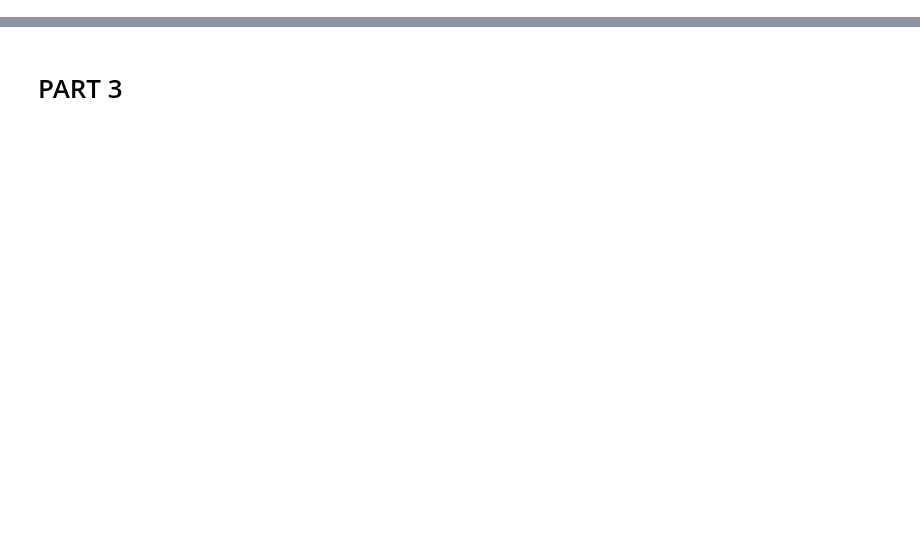
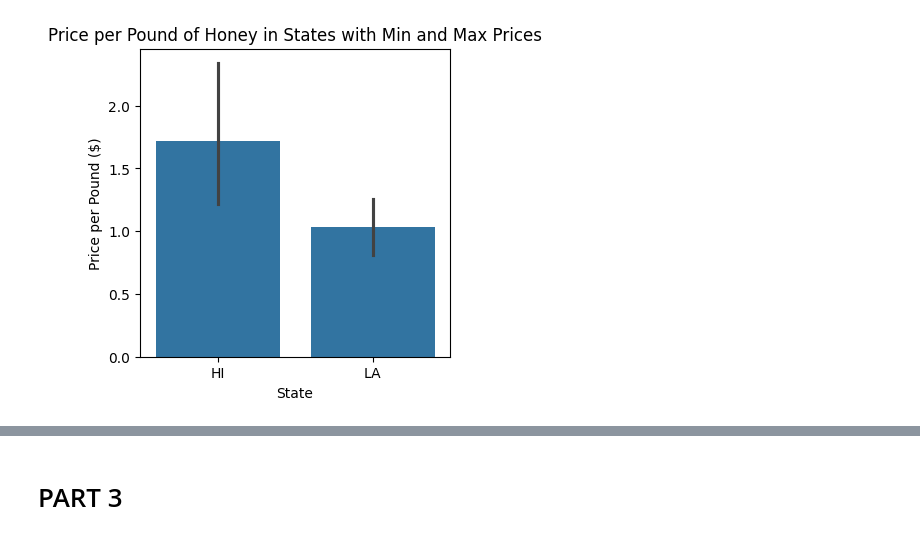
Before and after one commit to pratikp2/Python, a Jupyter notebook: Statistics/Project Files/Project.ipynb, the cells around one changed output, grey strips where cells are left out. Cells and saved outputs as stored; diff of their text form; code cells hidden in the pictures; blank space fills up the shorter version.

```diff
--- a/Statistics/Project Files/Project.ipynb
+++ b/Statistics/Project Files/Project.ipynb
@@ -151,0 +243,18 @@ df['Runner-up'] = df['Runner-up'].astype('Int64')
+# %%
+#3. Visualize Q 2.2
+
+price_data = data[['state', 'priceperlb']]
+price_data = price_data.drop_duplicates()  # In case there are duplicate entries for states
+
+# Filter the data for the states with min and max price per pound
+price_data = price_data[price_data['state'].isin([min_price_state, max_price_state])]
+
+# Plotting
+plt.figure(figsize=(4, 4))
+sns.barplot(x='state', y='priceperlb', data=price_data)
+plt.title('Price per Pound of Honey in States with Min and Max Prices')
+plt.xlabel('State')
+plt.ylabel('Price per Pound ($)')
+plt.show()
+# %% [output]
+[figure, added]
```
Also changed, not shown: parts of 43 cells of this notebook, 48 other files.
